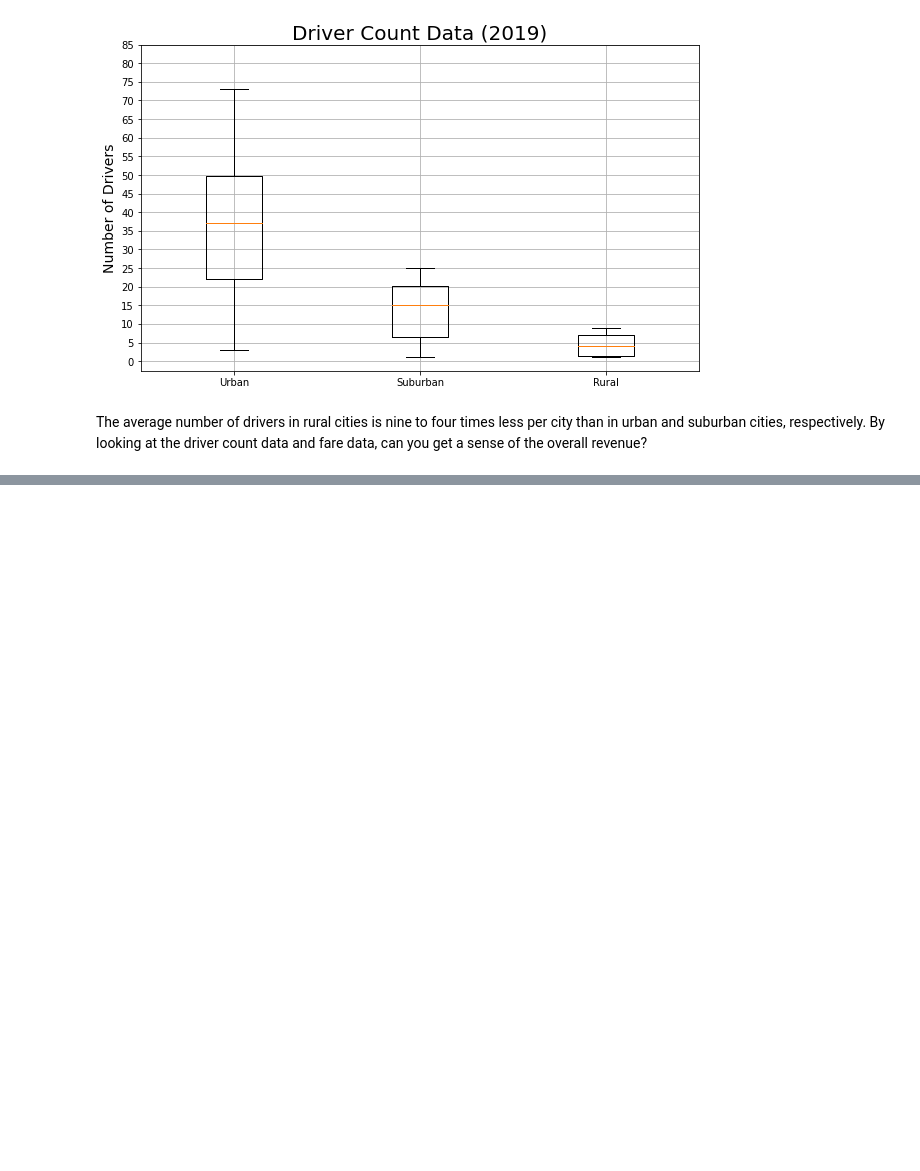
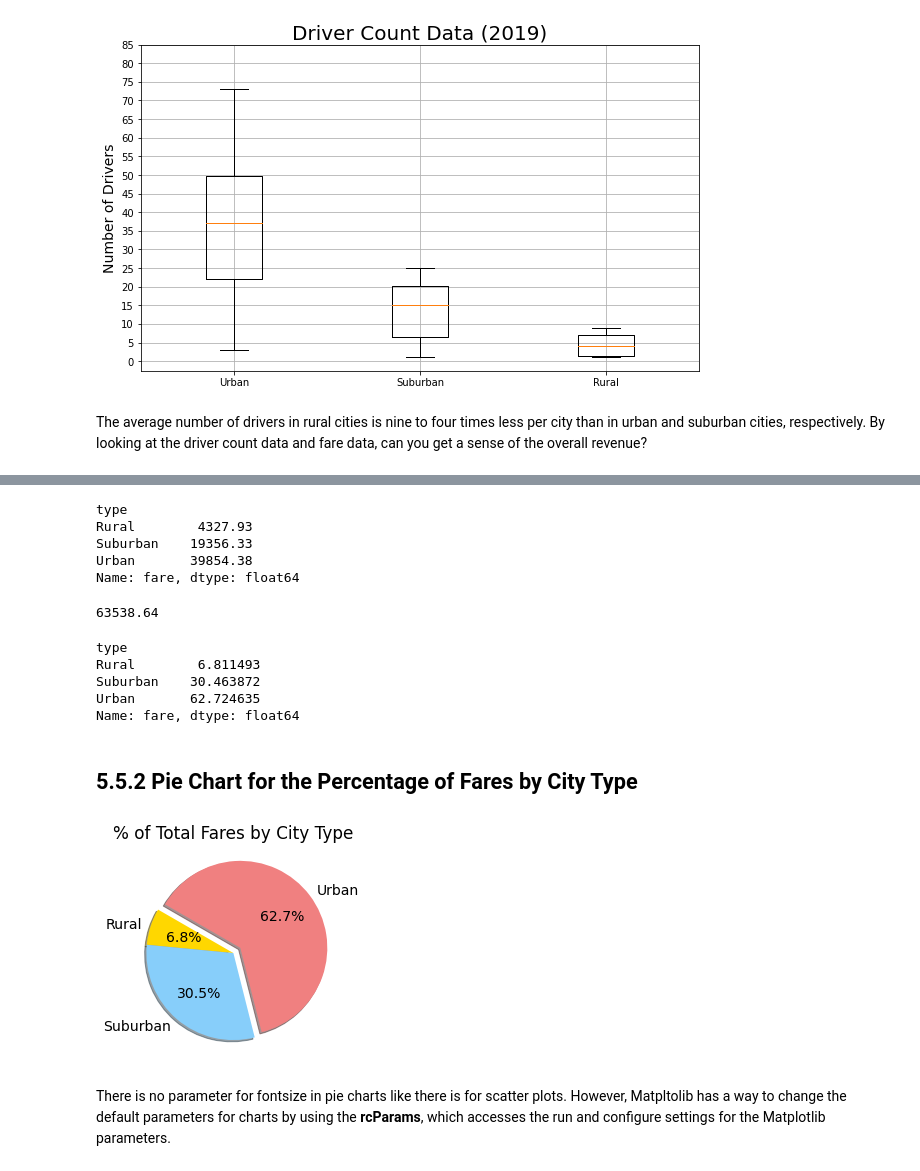
Before and after one commit to mwalbers1/Data-Analytics-Bootcamp, a Jupyter notebook: pyber-analysis/matplotlib_practice.ipynb, the cells around one changed output, grey strips where cells are left out. Saved outputs shown, nothing was run; the diff lists cells and outputs as text; code cells hidden in the pictures; blank space fills up the shorter version.

Commit message:
Percentage of Fares for Each City Type

```diff
--- a/pyber-analysis/matplotlib_practice.ipynb
+++ b/pyber-analysis/matplotlib_practice.ipynb
@@ -1182,0 +1187,50 @@ The average number of drivers in rural cities is nine to four times less per cit
+# %%
+# groupby() on type of city column so the type of city is the index
+sum_fares_by_type = pyber_data_df.groupby(["type"])["fare"].sum()
+# %%
+sum_fares_by_type.head()
+# %% [output]
+type
+Rural        4327.93
+Suburban    19356.33
+Urban       39854.38
+Name: fare, dtype: float64
+# %%
+# get the total fares
+total_fares = pyber_data_df["fare"].sum()
+total_fares
+# %% [output]
+63538.64
+# %%
+# calculate percentage of city type fares to total fares
+type_percents = sum_fares_by_type / total_fares * 100
+type_percents
+# %% [output]
+type
+Rural        6.811493
+Suburban    30.463872
+Urban       62.724635
+Name: fare, dtype: float64
+# %% [markdown]
+## 5.5.2 Pie Chart for the Percentage of Fares by City Type
+# %%
+# Import mpl to change the plot configurations using rcParams
+import matplotlib as mpl
+
+plt.pie(type_percents, labels=type_percents.index,
+        colors=["gold", "lightskyblue", "lightcoral"],
+        explode=[0,0,0.1],
+        autopct='%1.1f%%',
+        shadow=True, startangle=150)
+plt.title("% of Total Fares by City Type")
+
+# Change the default font size from 10 to 14.
+mpl.rcParams['font.size'] = 14
+mpl.rcParams['font.weight'] = 'bold'
+
+# show figure
+plt.show()
+# %% [output]
+[figure, added]
+# %% [markdown]
+There is no parameter for fontsize in pie charts like there is for scatter plots. However, Matpltolib has a way to change the default parameters for charts by using the **rcParams**, which accesses the run and configure settings for the Matplotlib parameters.
```
Also changed, not shown: parts of 2 cells of this notebook.
